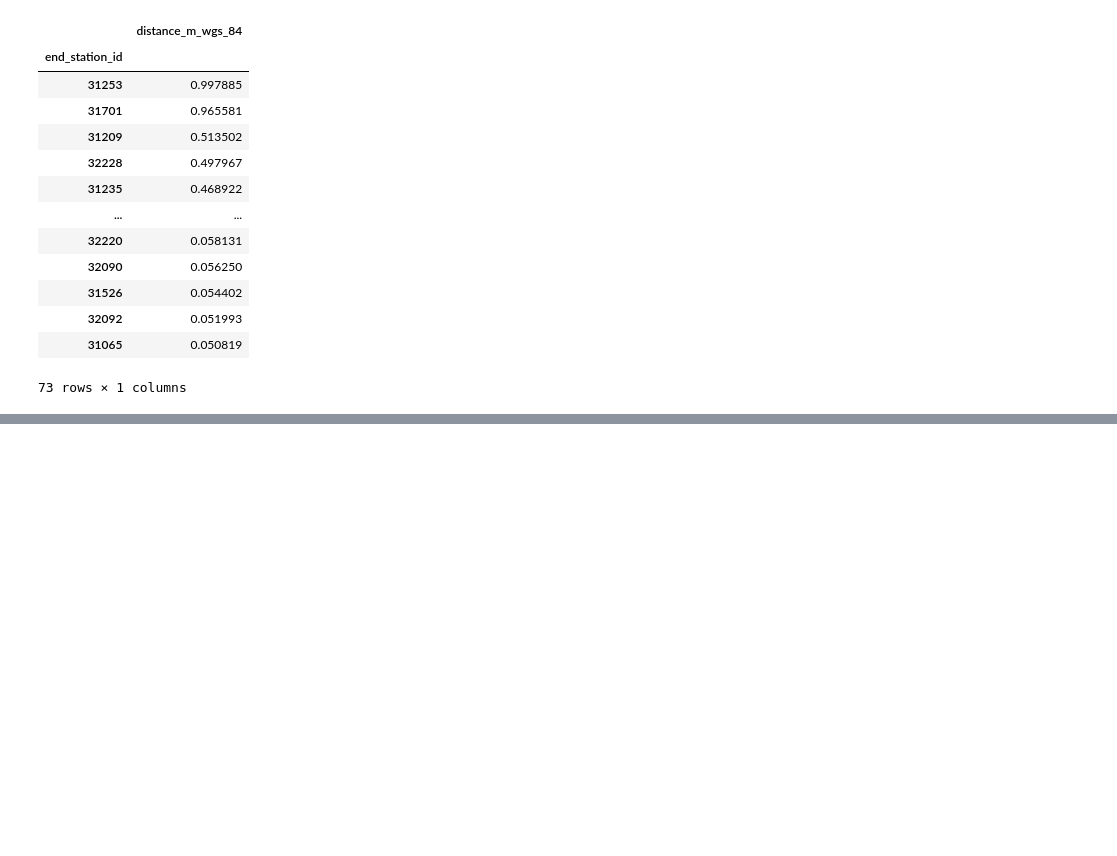
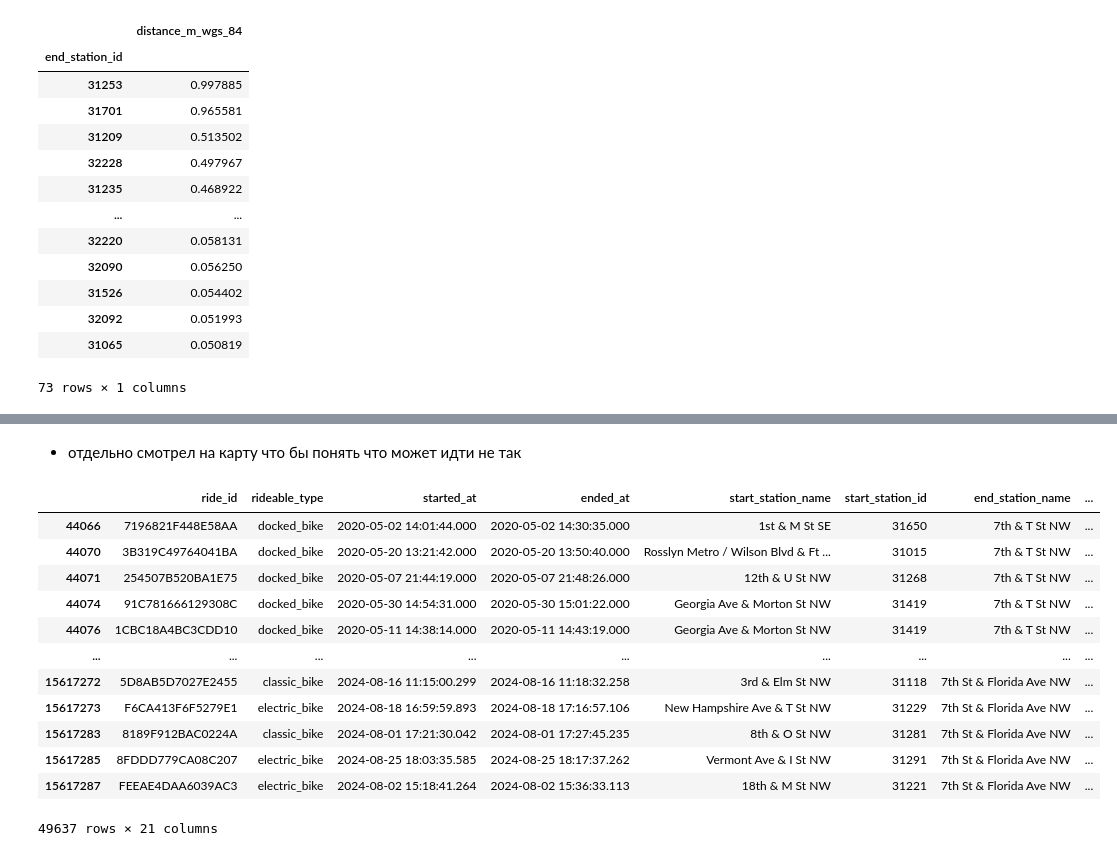
Before and after one commit to sheshukoff/analyze_bike_share, a Jupyter notebook: stages_of_analysis/5_data_analysis/1st_group_rebalance/3_hypothesis.ipynb, the cells around one changed output, grey strips where cells are left out. Drawn from its saved outputs; the diff is of its cells as text; code cells hidden in the pictures; blank space fills up the shorter version.

```diff
--- a/stages_of_analysis/5_data_analysis/1st_group_rebalance/3_hypothesis.ipynb
+++ b/stages_of_analysis/5_data_analysis/1st_group_rebalance/3_hypothesis.ipynb
@@ -273,8 +273,6 @@ add_distance_meters_wgs_84(daily_rent_detail, 'end_lat', 'end_lng', 'station_lis
 (len(daily_rent_detail[daily_rent_detail['distance_m_wgs_84'] > 10]) / len(daily_rent_detail)) * 100
 # %% [output]
 4.835637434011883
-# %%
-daily_rent_detail['date'] = daily_rent_detail['started_at'].dt.date
 # %%
 daily_rent_detail["metr_20"] = daily_rent_detail["distance_m_wgs_84"] > 20
 daily_rent_detail["metr_10"] = daily_rent_detail["distance_m_wgs_84"] > 10
@@ -353,0 +337,3 @@ wrong_parking[wrong_parking['distance_m_wgs_84'] > 0.05]
+# %%
+daily_rent_detail["metr_20"] = daily_rent_detail["distance_m_wgs_84"] > 20
+daily_rent_detail["metr_10"] = daily_rent_detail["distance_m_wgs_84"] > 10
@@ -353,0 +389,18 @@ wrong_parking[wrong_parking['distance_m_wgs_84'] > 0.05]
+# %% [markdown]
+- отдельно смотрел на карту что бы понять что может идти не так
+# %%
+daily_rent_detail[daily_rent_detail['end_station_id'] == 31109]
+# %% [output]
+|  | ride_id | rideable_type | started_at | ended_at | start_station_name | start_station_id | end_station_name | ... |
+| 44066 | 7196821F448E58AA | docked_bike | 2020-05-02 14:01:44.000 | 2020-05-02 14:30:35.000 | 1st & M St SE | 31650 | 7th & T St NW | ... |
+| 44070 | 3B319C49764041BA | docked_bike | 2020-05-20 13:21:42.000 | 2020-05-20 13:50:40.000 | Rosslyn Metro / Wilson Blvd & Ft ... | 31015 | 7th & T St NW | ... |
+| 44071 | 254507B520BA1E75 | docked_bike | 2020-05-07 21:44:19.000 | 2020-05-07 21:48:26.000 | 12th & U St NW | 31268 | 7th & T St NW | ... |
+| 44074 | 91C781666129308C | docked_bike | 2020-05-30 14:54:31.000 | 2020-05-30 15:01:22.000 | Georgia Ave & Morton St NW | 31419 | 7th & T St NW | ... |
+| 44076 | 1CBC18A4BC3CDD10 | docked_bike | 2020-05-11 14:38:14.000 | 2020-05-11 14:43:19.000 | Georgia Ave & Morton St NW | 31419 | 7th & T St NW | ... |
+| ... | ... | ... | ... | ... | ... | ... | ... | ... |
+| 15617272 | 5D8AB5D7027E2455 | classic_bike | 2024-08-16 11:15:00.299 | 2024-08-16 11:18:32.258 | 3rd & Elm St NW | 31118 | 7th St & Florida Ave NW | ... |
+| 15617273 | F6CA413F6F5279E1 | electric_bike | 2024-08-18 16:59:59.893 | 2024-08-18 17:16:57.106 | New Hampshire Ave & T St NW | 31229 | 7th St & Florida Ave NW | ... |
+| 15617283 | 8189F912BAC0224A | classic_bike | 2024-08-01 17:21:30.042 | 2024-08-01 17:27:45.235 | 8th & O St NW | 31281 | 7th St & Florida Ave NW | ... |
+| 15617285 | 8FDDD779CA08C207 | electric_bike | 2024-08-25 18:03:35.585 | 2024-08-25 18:17:37.262 | Vermont Ave & I St NW | 31291 | 7th St & Florida Ave NW | ... |
+| 15617287 | FEEAE4DAA6039AC3 | electric_bike | 2024-08-02 15:18:41.264 | 2024-08-02 15:36:33.113 | 18th & M St NW | 31221 | 7th St & Florida Ave NW | ... |
+49637 rows × 21 columns
```
Also changed, not shown: parts of 15 cells of this notebook.
